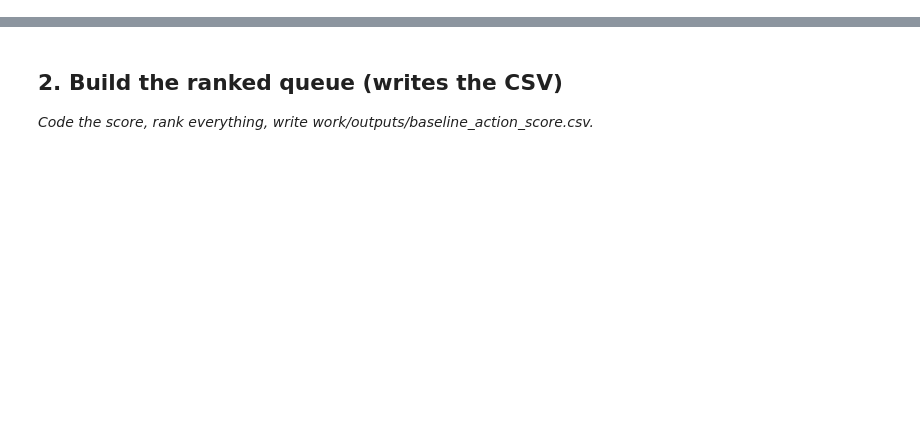
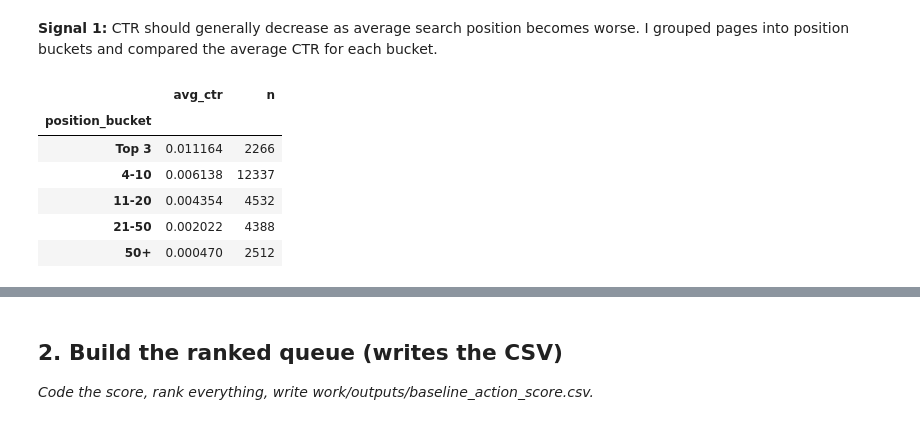
Before and after one commit to Soha-Waseem/FlyRank_ML_Week1, a Jupyter notebook: work/notebooks/w04_baseline_score.ipynb, the cells around one changed output, grey strips where cells are left out. Drawn from its saved outputs; the diff is of its cells as text; code cells hidden in the pictures; blank space fills up the shorter version.

```diff
--- a/work/notebooks/w04_baseline_score.ipynb
+++ b/work/notebooks/w04_baseline_score.ipynb
@@ -8,0 +76,10 @@ This skeleton is yours to fill. Work the sections **in order** — each one has
+# %%
+# Create CTR column
+
+import numpy as np
+
+df = df[
+    (df["gsc_data_available"] == True) &
+    (df["gsc_impressions"] > 0) &
+    (df["gsc_avg_position"].notna())
+].copy()
@@ -8,0 +88,33 @@ This skeleton is yours to fill. Work the sections **in order** — each one has
+# %% [markdown]
+**Signal 1:** CTR should generally decrease as average search position becomes worse. I grouped pages into position buckets and compared the average CTR for each bucket.
+# %%
+# Verify Signal 1 (CTR vs Position)
+
+df["position_bucket"] = pd.cut(
+    df["gsc_avg_position"],
+    bins=[0, 3, 10, 20, 50, 100],
+    labels=[
+        "Top 3",
+        "4-10",
+        "11-20",
+        "21-50",
+        "50+"
+    ]
+)
+signal1 = (
+    df.groupby("position_bucket")
+      .agg(
+          avg_ctr=("ctr", "mean"),
+          n=("ctr", "count")
+      )
+)
+
+signal1
+# %% [output]
+|  | avg_ctr | n |
+| position_bucket |  |  |
+| Top 3 | 0.011164 | 2266 |
+| 4-10 | 0.006138 | 12337 |
+| 11-20 | 0.004354 | 4532 |
+| 21-50 | 0.002022 | 4388 |
+| 50+ | 0.000470 | 2512 |
```
Also changed, not shown: parts of 18 cells of this notebook.
